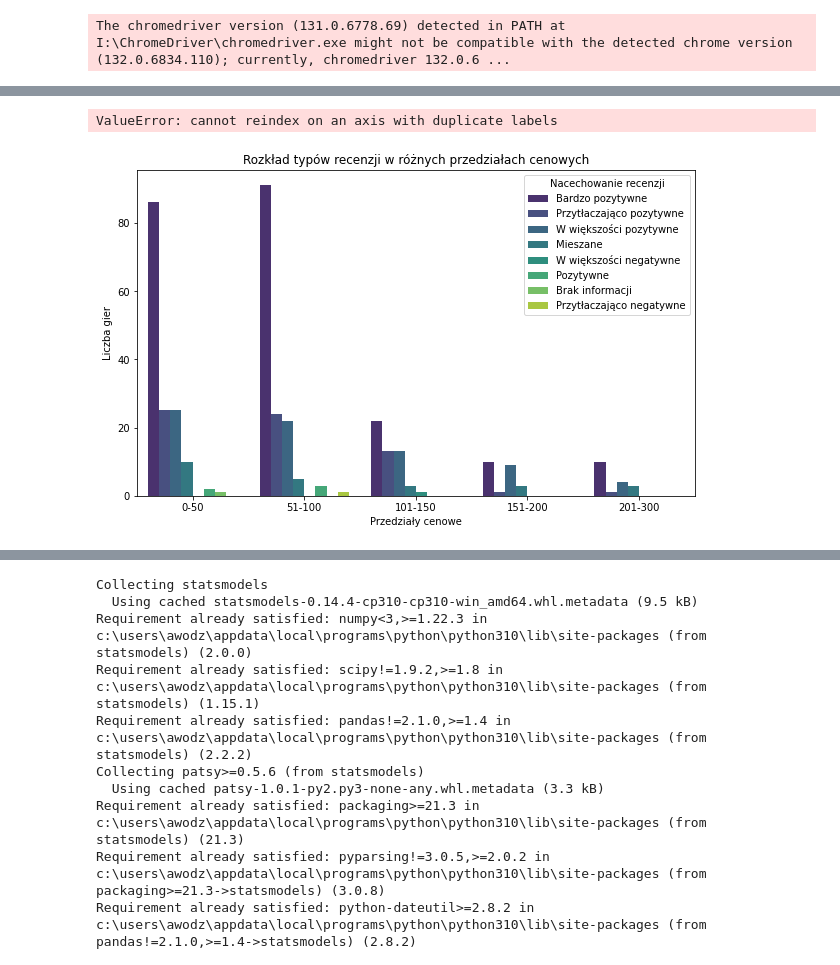
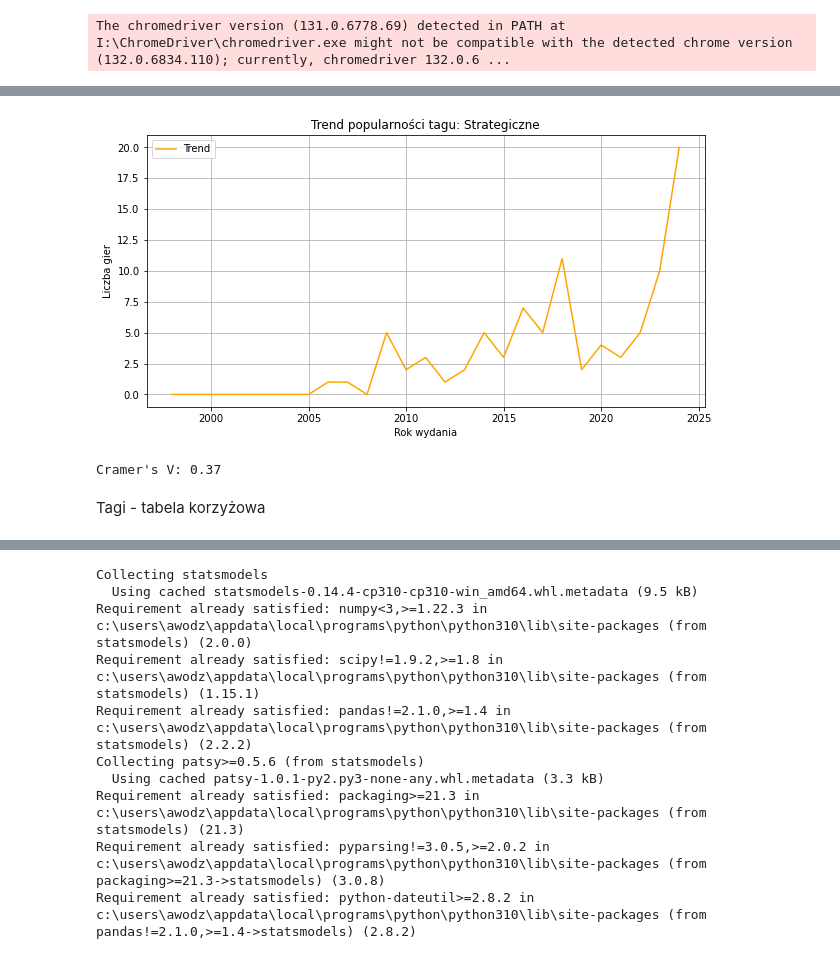
Before and after one commit to Adam17c/pad, a Jupyter notebook: projekt_v1.ipynb, the cells around one changed output, grey strips where cells are left out. Saved outputs shown, nothing was run; the diff lists cells and outputs as text; code cells hidden in the pictures.

```diff
--- a/projekt_v1.ipynb
+++ b/projekt_v1.ipynb
@@ -745,3 +705,24 @@ plt.show()
+# %%
+from statsmodels.tsa.seasonal import seasonal_decompose
+
+# Wybór jednego tagu do analizy trendu
+tag_to_analyze = 'Tag_Strategiczne'
+tag_data = tag_trends[tag_to_analyze]
+
+# Dekompozycja szeregu czasowego (skupienie na trendzie)
+decomposition = seasonal_decompose(tag_data, model='additive', period=1)
+
+# Wizualizacja tylko trendu
+plt.figure(figsize=(10, 5))
+plt.plot(decomposition.trend, label='Trend', color='orange')
+plt.title(f'Trend popularności tagu: {tag_to_analyze.replace("Tag_", "")}')
+plt.xlabel('Rok wydania')
+plt.ylabel('Liczba gier')
+plt.legend()
+plt.grid(True)
+plt.show()
+# %% [output]
+[figure, added]
 # %%
 import numpy as np
 from scipy.stats import chi2_contingency
@@ -753,28 +734,17 @@ def cramers_v(cross_table):
     r, k = cross_table.shape
     return np.sqrt(phi2 / min(k-1, r-1))
 
-# Tabela krzyżowa: Nacechowanie recenzji a liczba gier w poszczególnych tagach
-cross_table = pd.crosstab(df['Nacechowanie recenzji'], df['Tagi'].str.split(', ').explode())
+# Eksplodowanie tagów z resetowaniem indeksu
+exploded_tags = df[['Nacechowanie recenzji', 'Tagi']].copy()
+exploded_tags = exploded_tags.assign(Tag=exploded_tags['Tagi'].str.split(', ')).explode('Tag').reset_index(drop=True)
+
+# Tabela krzyżowa: Nacechowanie recenzji a tagi
+cross_table = pd.crosstab(exploded_tags['Nacechowanie recenzji'], exploded_tags['Tag'])
 
 # Obliczenie Cramer's V
 cramers_v_value = cramers_v(cross_table)
 print(f"Cramer's V: {cramers_v_value:.2f}")
 # %% [output]
-ValueError: cannot reindex on an axis with duplicate labels
+Cramer's V: 0.37
-# %%
-import seaborn as sns
-import matplotlib.pyplot as plt
-
-# Grupowanie cen na przedziały
-df['Cena_kategoria'] = pd.cut(df['Cena'], bins=[0, 50, 100, 150, 200, 300], labels=['0-50', '51-100', '101-150', '151-200', '201-300'])
-
-# Udział typów recenzji w różnych przedziałach cen
-plt.figure(figsize=(10, 6))
-sns.countplot(data=df, x='Cena_kategoria', hue='Nacechowanie recenzji', palette='viridis')
-plt.title('Rozkład typów recenzji w różnych przedziałach cenowych')
-plt.xlabel('Przedziały cenowe')
-plt.ylabel('Liczba gier')
-plt.legend(title='Nacechowanie recenzji')
-plt.show()
-# %% [output]
-[figure, removed]
+# %% [markdown]
+Tagi - tabela korzyżowa
```
Also changed, not shown: parts of 35 cells of this notebook.
